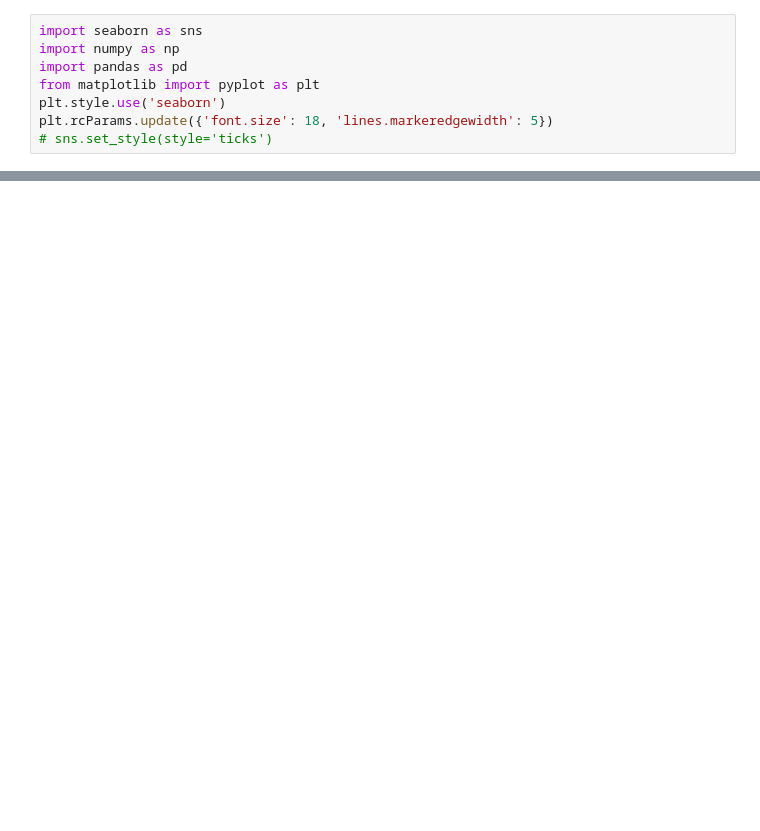
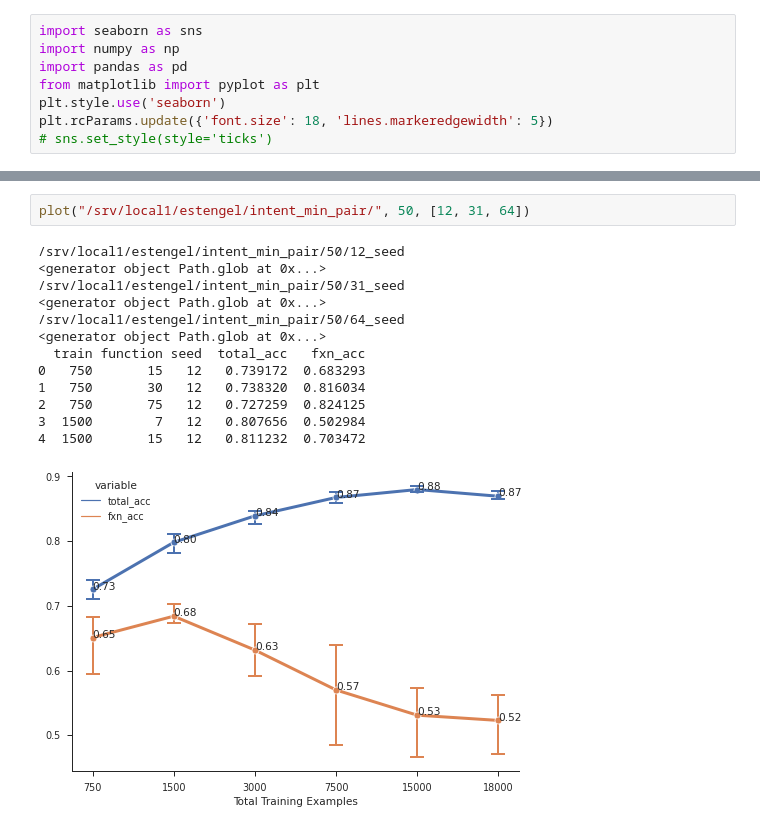
Before and after one commit to esteng/calibration_miso, a Jupyter notebook: intent/plots.ipynb, the cells around one changed output, grey strips where cells are left out. Saved outputs shown, nothing was run; the diff lists cells and outputs as text; blank space fills up the shorter version.

```diff
--- a/intent/plots.ipynb
+++ b/intent/plots.ipynb
@@ -107,0 +109,16 @@ plot("/srv/local1/estengel/intent/", 50, [12, 31, 64])
+# %%
+plot("/srv/local1/estengel/intent_min_pair/", 50, [12, 31, 64])
+# %% [output]
+/srv/local1/estengel/intent_min_pair/50/12_seed
+<generator object Path.glob at 0x...>
+/srv/local1/estengel/intent_min_pair/50/31_seed
+<generator object Path.glob at 0x...>
+/srv/local1/estengel/intent_min_pair/50/64_seed
+<generator object Path.glob at 0x...>
+  train function seed  total_acc   fxn_acc
+0   750       15   12   0.739172  0.683293
+1   750       30   12   0.738320  0.816034
+2   750       75   12   0.727259  0.824125
+3  1500        7   12   0.807656  0.502984
+4  1500       15   12   0.811232  0.703472
+[figure, added]
```
Also changed, not shown: parts of 3 cells of this notebook, 16 other files.
